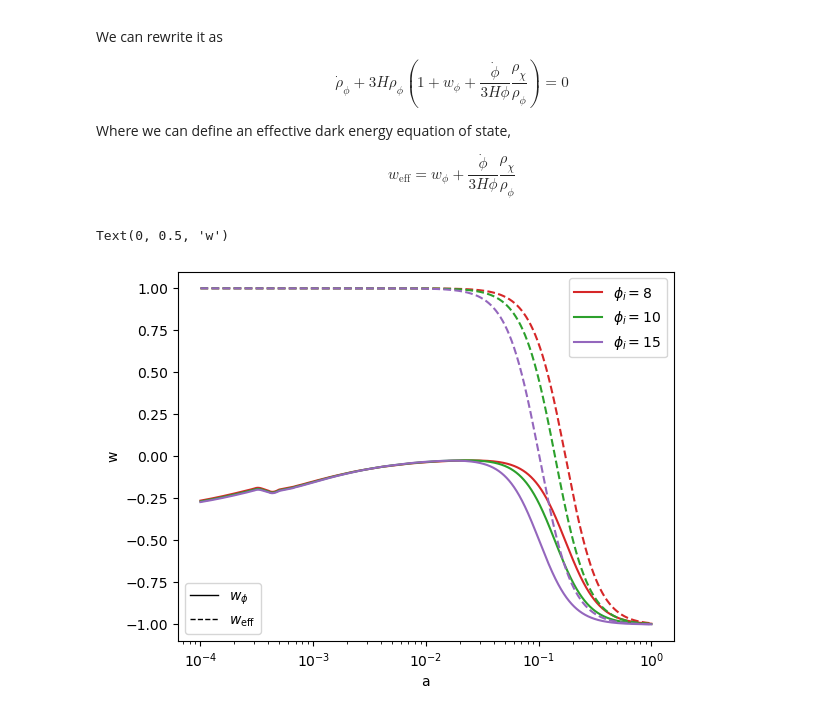
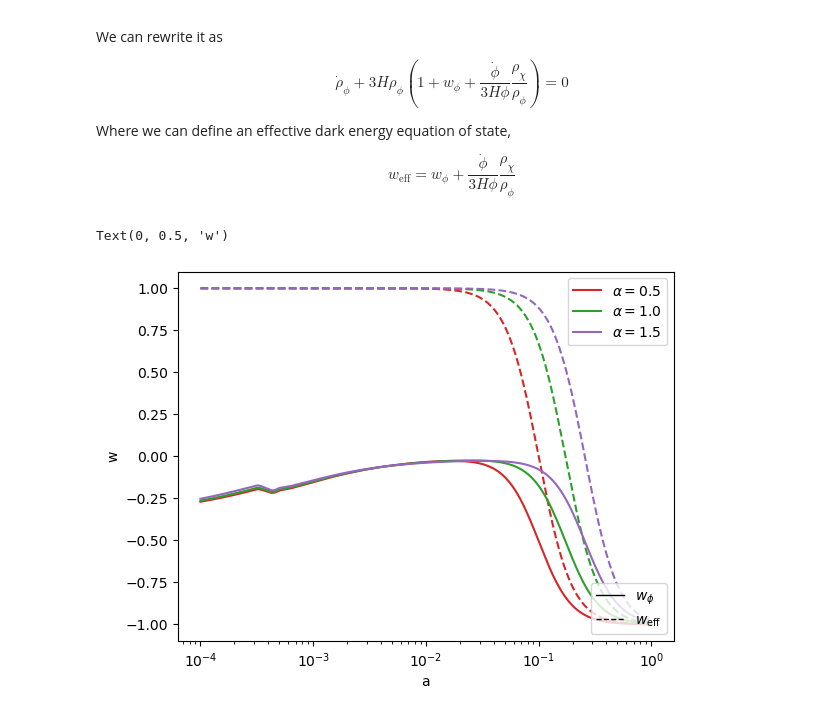
Before and after one commit to joaoreboucas1/CAMB-HDS, a Jupyter notebook: docs/HDS-Demo.ipynb, the cells around one changed output. Drawn from its saved outputs; the diff is of its cells as text; code cells hidden in the pictures.

```diff
--- a/docs/HDS-Demo.ipynb
+++ b/docs/HDS-Demo.ipynb
@@ -40,7 +40,7 @@ for case in cases:
 			# Background
 			H0=100*h, ombh2=omegabh2, omch2=omegach2, TCMB=2.7255,
 			# Dark Energy
-			dark_energy_model='HybridQuintessence', phi_i=case,
+			dark_energy_model='HybridQuintessence', phi_i=case, alpha=1.0,
 			# Neutrinos
 			omnuh2=0, num_nu_massless=3.044, num_nu_massive=0,
 			nu_mass_degeneracies=[0], nu_mass_numbers=[0],
@@ -147,33 +147,55 @@ $$ \dot\rho_\phi + 3H\rho_\phi\left(1 + w_\phi + \frac{\dot\phi}{3H\phi}\frac{\r
 Where we can define an effective dark energy equation of state,
 
 $$ w_\mathrm{eff} = w_\phi + \frac{\dot\phi}{3H\phi}\frac{\rho_\chi}{\rho_\phi} $$
+# %%
+alphas = [0.5, 1.0, 1.5] # Each case represents a different initial value of the scalar field phi
+results = []
+
+for alpha in alphas:
+    cosmo = camb.set_params(
+        # Background
+        H0=100*h, ombh2=omegabh2, omch2=omegach2, TCMB=2.7255,
+        # Dark Energy
+        dark_energy_model='HybridQuintessence', phi_i=8, alpha=alpha,
+        # Neutrinos
+        omnuh2=0, num_nu_massless=3.044, num_nu_massive=0,
+        nu_mass_degeneracies=[0], nu_mass_numbers=[0],
+        # Initial Power Spectrum
+        As=As, ns=ns,
+        tau=0.0544,
+        YHe=0.246, WantTransfer=True
+    )
+    cosmo.NonLinear = camb.model.NonLinear_none
+    results.append(camb.get_results(cosmo))
 # %%
 # Plotting w_eff
 fig, ax = plt.subplots()
+legend_labels = [fr"$\alpha = {alpha}$" for alpha in alphas]
+colors = ['tab:red', 'tab:green', 'tab:purple']
 for result, label, color in zip(results, legend_labels, colors):
     if label == r"$\Lambda CDM$": continue
     rhos = result.get_background_densities(scale_factor)
     H = scale_factor*result.h_of_z(1/scale_factor - 1)
     _, w_de = result.get_dark_energy_rho_w(scale_factor)
     rho_de = rhos['de']/scale_factor**4
     rho_cdm = rhos['cdm']/scale_factor**4
     de = result.Params.DarkEnergy
     phi_interpolator = interp1d(de.sampled_a, de.phi_a)
     phi_prime_interpolator = interp1d(de.sampled_a, de.phidot_a)
     phi = phi_interpolator(scale_factor)
     phi_prime = phi_prime_interpolator(scale_factor)
-    w_eff = w_de + phi_prime * rho_cdm / (phi * 3 * H * rho_de)
+    w_eff = w_de + de.alpha * phi_prime * rho_cdm / (phi * 3 * H * rho_de)
     plt.semilogx(scale_factor, w_eff, label=label, color=color)
     plt.semilogx(scale_factor, w_de, ls='--', color=color)
 
 l = ax.legend()
 ax.add_artist(l)
 # Custom legend
 custom_lines = [mpl.lines.Line2D([0], [0], color="black", lw=1, ls='-'), \
                 mpl.lines.Line2D([0], [0], color="black", lw=1, ls='--'),]
-ax.legend(handles=custom_lines, labels=[r"$w_\phi$", r"$w_\mathrm{eff}$"], loc="lower left")
+ax.legend(handles=custom_lines, labels=[r"$w_\phi$", r"$w_\mathrm{eff}$"], loc="lower right")
 plt.xlabel("a")
 plt.ylabel(r"w")
 # %% [output]
 Text(0, 0.5, 'w')
-[figure, old version]
+[figure, new version]
```
Also changed, not shown: parts of 1 cell of this notebook, 5 other files.
